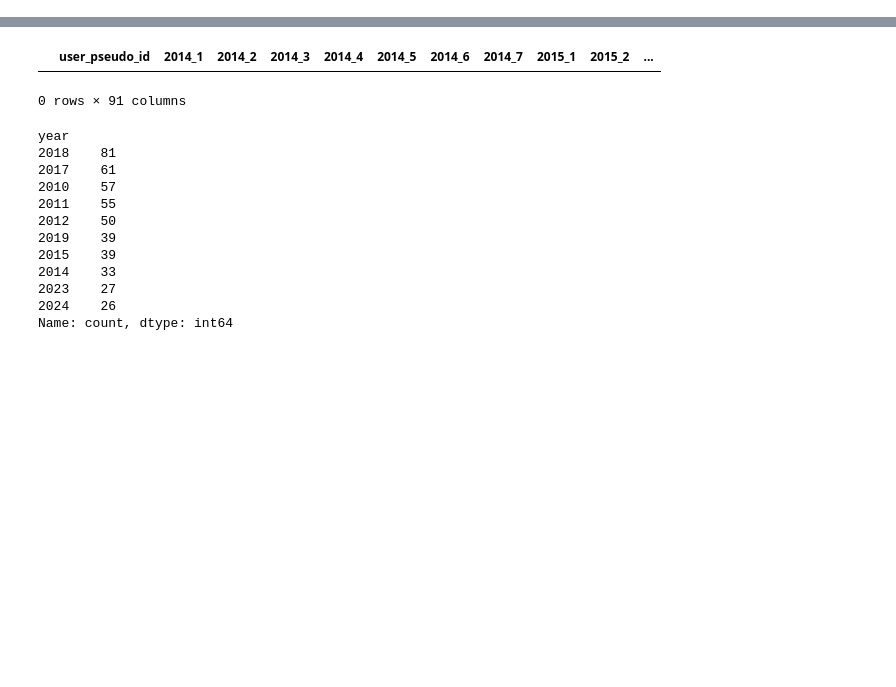
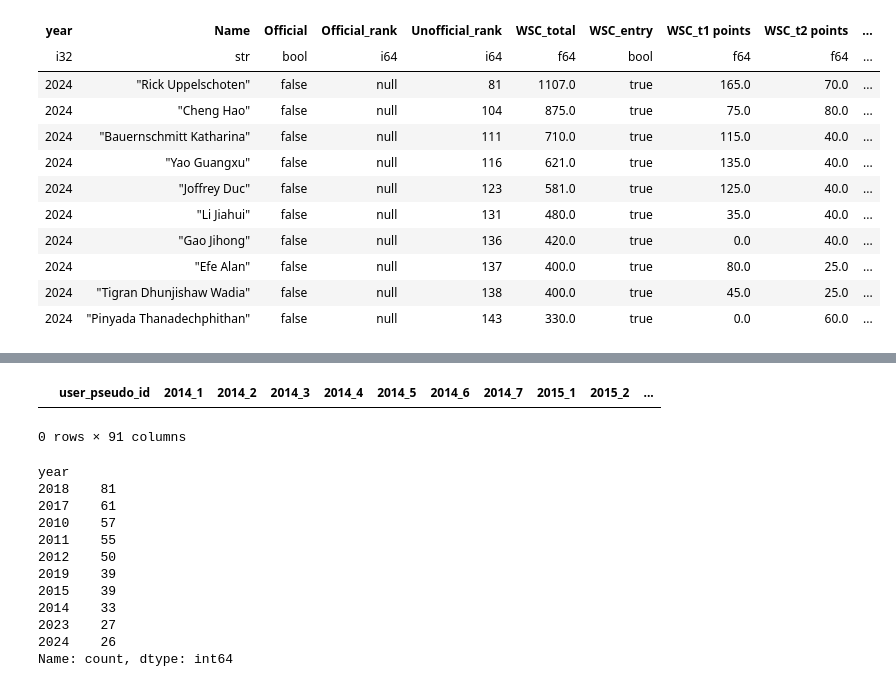
Before and after one commit to oddacious/sudokudos, a Jupyter notebook: utilities/investigate_names.ipynb, the cells around one changed output, grey strips where cells are left out. Saved outputs shown, nothing was run; the diff lists cells and outputs as text; code cells hidden in the pictures; blank space fills up the shorter version.

```diff
--- a/utilities/investigate_names.ipynb
+++ b/utilities/investigate_names.ipynb
@@ -302,0 +56,75 @@ No matches for 470 users of 2069
+# %%
+def attempted_mapping(wsc_df, gp_df):
+    """Update a WSC dataset with identifiers from a GP dataset."""
+    gp_index = gp_df.select(["Name", "Country", "Nick", "user_pseudo_id"]).unique()
+    gp_index = gp_index.with_columns(pl.col("Name").str.to_lowercase().alias("name_lc"))
+
+    wsc_mapped = wsc_df.with_columns(
+        pl.col("Name").str.to_titlecase().str.replace(",", "").alias("Name"),
+        pl.col("Name").str.to_lowercase().str.replace(",", "").alias("name_lc")
+    )
+
+    wsc_mapped = wsc_mapped.with_columns(
+        pl.col("Name")
+        .str.replace_all(",", "")
+        .str.split(" ")
+        .list.reverse()
+        .list.join(" ")
+        .alias("flipped_name")
+    )
+
+    joined = wsc_mapped.join(gp_index, on="Name", how="left").drop("name_lc_right")
+
+    joined_flipped = (
+        joined
+            .join(gp_index, left_on="flipped_name", right_on="Name", how="left")
+            .drop(["Country_right", "Nick_right"])
+            .rename({"user_pseudo_id_right": "user_pseudo_id_flipped_name"})
+    )
+
+    wsc_and_gp = (
+        joined_flipped
+            .join(gp_index, on="name_lc", how="left")
+            .rename(({"user_pseudo_id_right": "user_pseudo_id_name_lc"}))
+    )
+
+    # Use our attempted identifiers in a hierarchy by name, then flipped name, then lowercase name
+    wsc_and_gp = wsc_and_gp.with_columns(
+        pl.col("user_pseudo_id")
+        .fill_null(pl.col("user_pseudo_id_flipped_name"))
+        .fill_null(pl.col("user_pseudo_id_name_lc"))
+        .alias("matched_id")
+    )
+
+    manual_map = shared.competitions.WSC_NAME_TO_GP_ID_OVERRIDE
+
+    expr = None
+    for key, value in manual_map.items():
+        if expr is None:
+            expr = pl.when(pl.col("Name") == key).then(pl.lit(value))
+        else:
+            expr = expr.when(pl.col("Name") == key).then(pl.lit(value))
+        expr = expr.when(pl.col("flipped_name") == key).then(pl.lit(value))
+    expr = expr.otherwise(pl.col("matched_id")).alias("matched_id")
+    wsc_and_gp = (
+        wsc_and_gp
+            .with_columns(expr)
+            .drop("user_pseudo_id")
+            .rename({"matched_id": "user_pseudo_id"})
+    )
+
+    wsc_and_gp = wsc_and_gp.with_columns(pl.col("user_pseudo_id").alias("matched_id"))
+
+    # TODO: Add in country
+    wsc_and_gp = wsc_and_gp.with_columns(
+        pl.col("user_pseudo_id").fill_null(pl.col("Name"))
+    )
+
+    return wsc_and_gp
+
+wsc_matched_names = attempted_mapping(wsc, flattened)
+
+no_matches = wsc_matched_names.filter(pl.col("matched_id").is_null())
+print(f"No matches for {len(no_matches)} users of {len(wsc_matched_names)}")
+display(no_matches.sort(by=["Official_rank"]).head(10))
+# %% [output]
@@ -302,0 +133,12 @@ No matches for 470 users of 2069
+| year | Name | Official | Official_rank | Unofficial_rank | WSC_total | WSC_entry | WSC_t1 points | WSC_t2 points | ... |
+| i32 | str | bool | i64 | i64 | f64 | bool | f64 | f64 | ... |
+| 2024 | "Rick Uppelschoten" | false | null | 81 | 1107.0 | true | 165.0 | 70.0 | ... |
+| 2024 | "Cheng Hao" | false | null | 104 | 875.0 | true | 75.0 | 80.0 | ... |
+| 2024 | "Bauernschmitt Katharina" | false | null | 111 | 710.0 | true | 115.0 | 40.0 | ... |
+| 2024 | "Yao Guangxu" | false | null | 116 | 621.0 | true | 135.0 | 40.0 | ... |
+| 2024 | "Joffrey Duc" | false | null | 123 | 581.0 | true | 125.0 | 40.0 | ... |
+| 2024 | "Li Jiahui" | false | null | 131 | 480.0 | true | 35.0 | 40.0 | ... |
+| 2024 | "Gao Jihong" | false | null | 136 | 420.0 | true | 0.0 | 40.0 | ... |
+| 2024 | "Efe Alan" | false | null | 137 | 400.0 | true | 80.0 | 25.0 | ... |
+| 2024 | "Tigran Dhunjishaw Wadia" | false | null | 138 | 400.0 | true | 45.0 | 25.0 | ... |
+| 2024 | "Pinyada Thanadechphithan" | false | null | 143 | 330.0 | true | 0.0 | 60.0 | ... |
```
Also changed, not shown: parts of 6 cells of this notebook, 3 other files.
